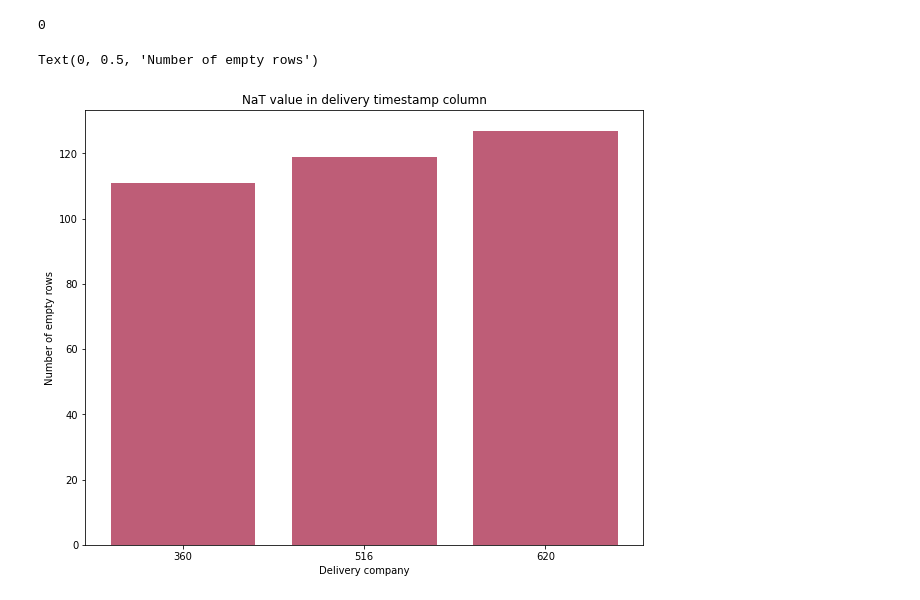
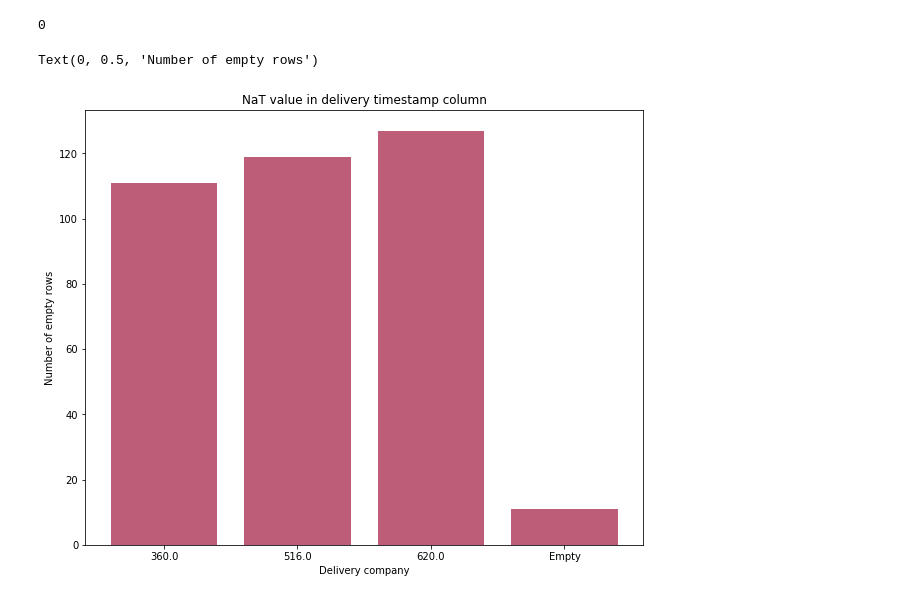
Before and after one commit to Magdahime/IUM_project, a Jupyter notebook: DataVisualization.ipynb, the cells around one changed output. Saved outputs shown, nothing was run; the diff lists cells and outputs as text; code cells hidden in the pictures.

```diff
--- a/DataVisualization.ipynb
+++ b/DataVisualization.ipynb
@@ -291,10 +338,10 @@ delivery_empty = deliveries[deliveries.delivery_timestamp.isnull()]
 delivery_grouped = deliveries_empty.groupby('delivery_company', as_index=False).purchase_id.count()
 # %%
 plt.figure(figsize=(10, 8))
-plt.bar(delivery_grouped.delivery_company.astype(int).astype(str), delivery_grouped.purchase_id, color='#BE5D77')
+plt.bar(delivery_grouped.delivery_company.astype(str), delivery_grouped.purchase_id, color='#BE5D77')
 plt.title("NaT value in delivery timestamp column")
 plt.xlabel("Delivery company")
 plt.ylabel("Number of empty rows")
 # %% [output]
 Text(0, 0.5, 'Number of empty rows')
-[figure, old version]
+[figure, new version]
```
Also changed, not shown: parts of 30 cells of this notebook.
